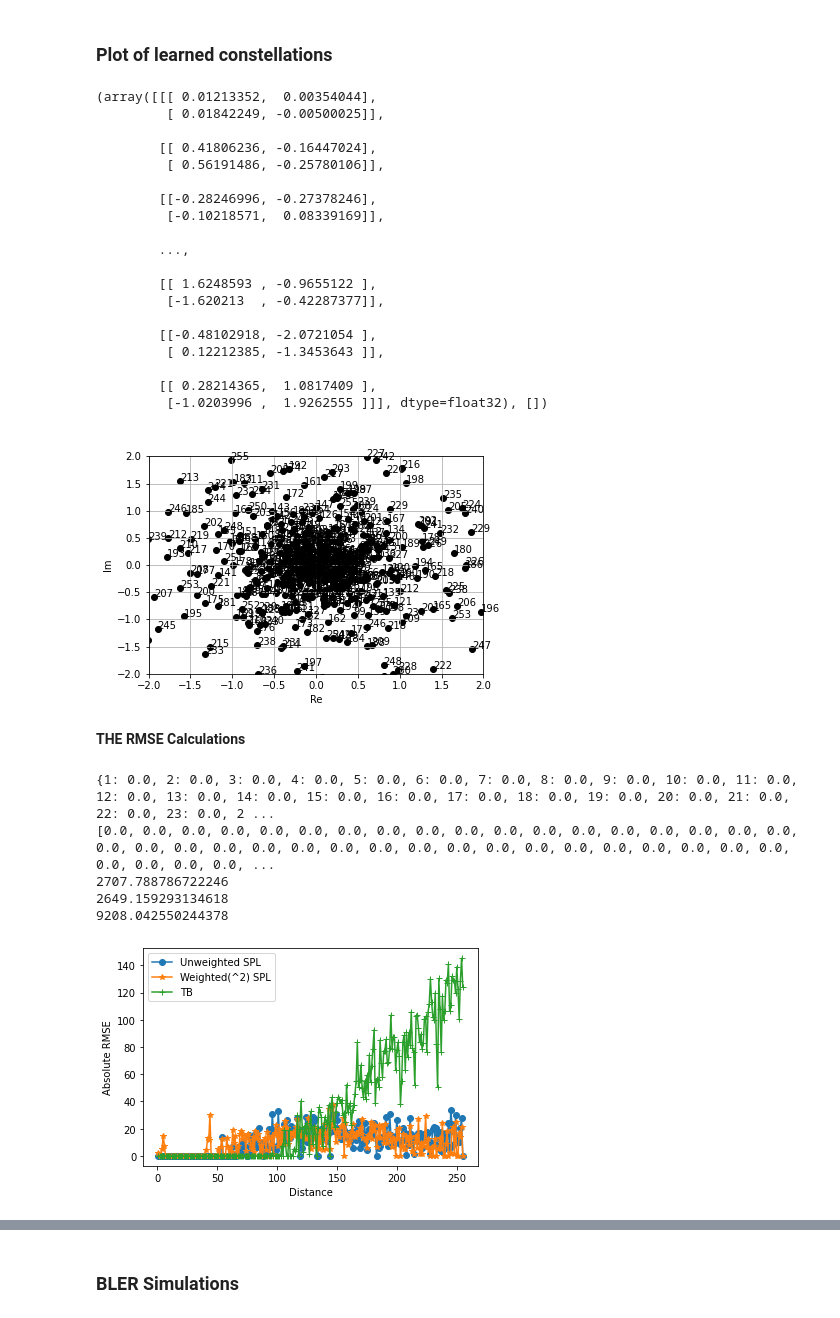
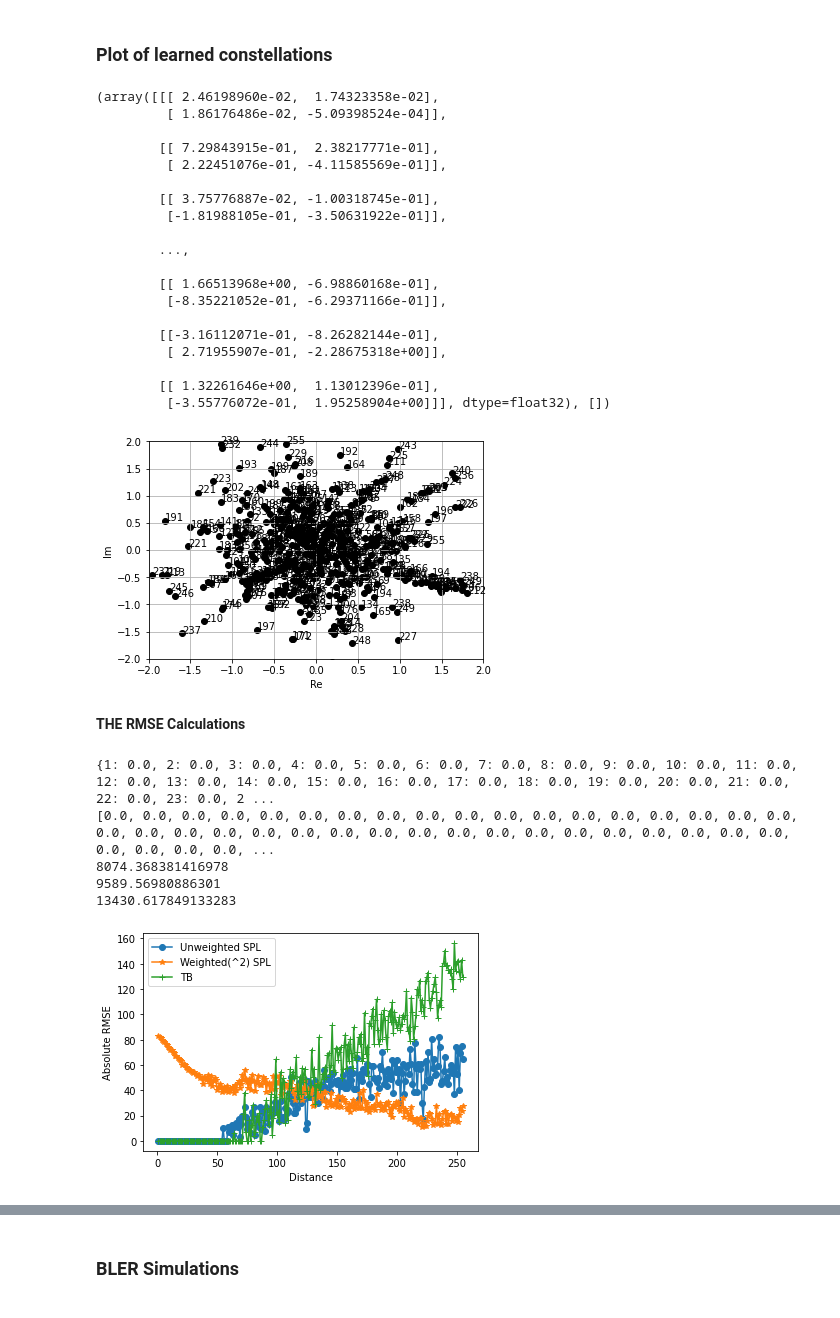
Before and after one commit to neelabhro/Deep-Learning-based-Wireless-Communications, a Jupyter notebook: SPL_uw|SPL_w|TB.ipynb, the cells around one changed output, grey strips where cells are left out. Saved outputs shown, nothing was run; the diff lists cells and outputs as text; code cells hidden in the pictures.

```diff
--- a/SPL_uw|SPL_w|TB.ipynb
+++ b/SPL_uw|SPL_w|TB.ipynb
@@ -89,7 +89,7 @@ SNR_var = {}
 ad_noise_SNR = []  #The values of the dictionary, finally providing an array of stdevs
 NoW = 0.02
 
-Transmitted_Power = 20 #in dBm
+Transmitted_Power = 10 #in dBm
 Noise_Figure = 95 #in -dBm
 
 noise_factor = Transmitted_Power + Noise_Figure
@@ -1186,26 +1186,26 @@ def plot_constellation_2(ae, arr, noise_std,  maxrange=None):
 plot_constellation_2(ae,range(0,ae.M), const_noise_SNR)
 #plot_constellation_2(ae_Weighted, range(0, ae_Weighted.M))
 # %% [output]
-(array([[[ 0.01213352,  0.00354044],
-         [ 0.01842249, -0.00500025]],
+(array([[[ 2.46198960e-02,  1.74323358e-02],
+         [ 1.86176486e-02, -5.09398524e-04]],
 
-        [[ 0.41806236, -0.16447024],
-         [ 0.56191486, -0.25780106]],
+        [[ 7.29843915e-01,  2.38217771e-01],
+         [ 2.22451076e-01, -4.11585569e-01]],
 
-        [[-0.28246996, -0.27378246],
-         [-0.10218571,  0.08339169]],
+        [[ 3.75776887e-02, -1.00318745e-01],
+         [-1.81988105e-01, -3.50631922e-01]],
 
         ...,
 
-        [[ 1.6248593 , -0.9655122 ],
-         [-1.620213  , -0.42287377]],
+        [[ 1.66513968e+00, -6.98860168e-01],
+         [-8.35221052e-01, -6.29371166e-01]],
 
-        [[-0.48102918, -2.0721054 ],
-         [ 0.12212385, -1.3453643 ]],
+        [[-3.16112071e-01, -8.26282144e-01],
+         [ 2.71955907e-01, -2.28675318e+00]],
 
-        [[ 0.28214365,  1.0817409 ],
-         [-1.0203996 ,  1.9262555 ]]], dtype=float32), [])
+        [[ 1.32261646e+00,  1.13012396e-01],
+         [-3.55776072e-01,  1.95258904e+00]]], dtype=float32), [])
-[figure, old version]
+[figure, new version]
 # %% [markdown]
 **THE RMSE Calculations**
 # %%
@@ -1228,7 +1228,7 @@ SNR_var = {}
 ad_noise_SNR = []  #The values of the dictionary, finally providing an array of stdevs
 NoW = 0.02
 
-Transmitted_Power = 15 #in dBm
+Transmitted_Power = 10 #in dBm
 Noise_Figure = 95 #in -dBm
 
 noise_factor = Transmitted_Power + Noise_Figure
@@ -1291,37 +1291,37 @@ rmse_uw = rmse_uwA
 #rmse_w = np.log2(np.divide(rmse_wA,message_factor) + 1)
 #rmse_w = (np.divide(rmse_wA,message_factor) + 1)
 rmse_w = rmse_wA
 
 
 #rmse_Tb = np.log2(np.divide(rmse_TbA,message_factor) +1)
 #rmse_Tb = (np.divide(rmse_TbA,message_factor))
 rmse_Tb = rmse_TbA
 
 message = np.arange(1,M)
 
 print(rmse_uw)
 plt.plot(message, rmse_uw, '-o');
 plt.plot(message, rmse_w, '-*');
 plt.plot(message, rmse_Tb, '-+');
 plt.xlabel('Distance')
 plt.ylabel('Absolute RMSE')
 #plt.ylim([0, 20])
 #plt.ylabel('log2 Norm RMSE deviation')
 plt.legend(['Unweighted SPL', 'Weighted(^2) SPL','TB'])
 
 
 print(np.sum(rmse_uw))
 print(np.sum(rmse_w))
 print(np.sum(rmse_Tb))
 #print(np.sum(rmse_uwA))
 #print(np.sum(rmse_wA))
 # %% [output]
 {1: 0.0, 2: 0.0, 3: 0.0, 4: 0.0, 5: 0.0, 6: 0.0, 7: 0.0, 8: 0.0, 9: 0.0, 10: 0.0, 11: 0.0, 12: 0.0, 13: 0.0, 14: 0.0, 15: 0.0, 16: 0.0, 17: 0.0, 18: 0.0, 19: 0.0, 20: 0.0, 21: 0.0, 22: 0.0, 23: 0.0, 2 ...
 [0.0, 0.0, 0.0, 0.0, 0.0, 0.0, 0.0, 0.0, 0.0, 0.0, 0.0, 0.0, 0.0, 0.0, 0.0, 0.0, 0.0, 0.0, 0.0, 0.0, 0.0, 0.0, 0.0, 0.0, 0.0, 0.0, 0.0, 0.0, 0.0, 0.0, 0.0, 0.0, 0.0, 0.0, 0.0, 0.0, 0.0, 0.0, 0.0, 0.0, ...
-2707.788786722246
-2649.159293134618
-9208.042550244378
+8074.368381416978
+9589.56980886301
+13430.617849133283
-[figure, old version]
+[figure, new version]
 # %%
 #print([x for x in s_ind[0]])
 
```
Also changed, not shown: parts of 10 cells of this notebook.
